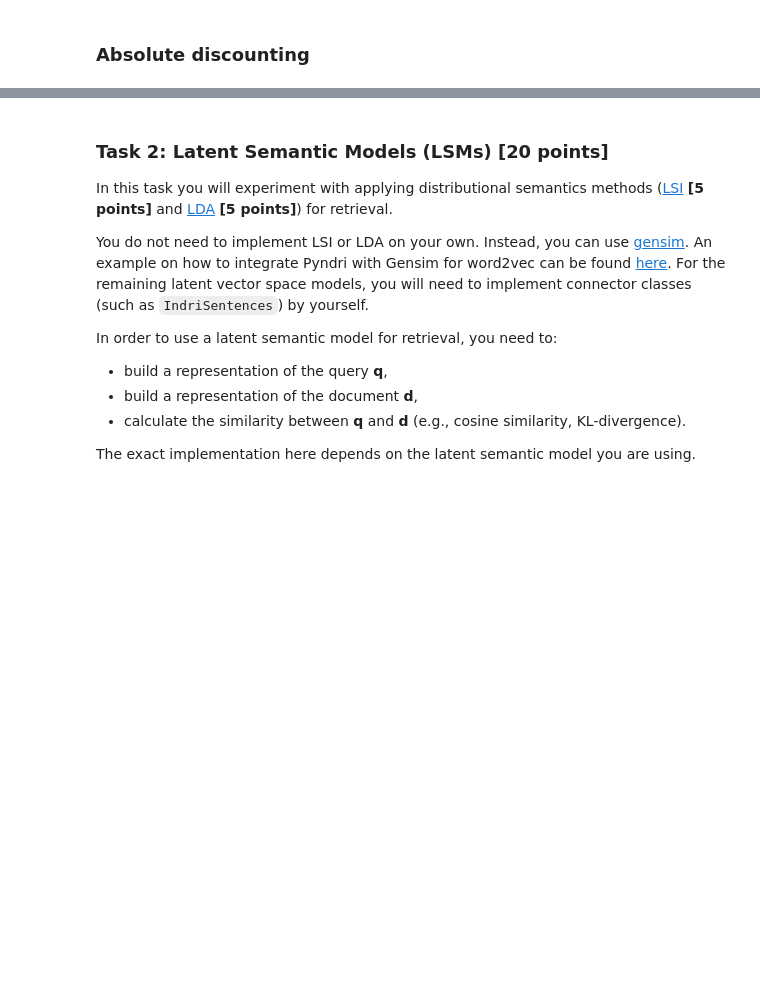
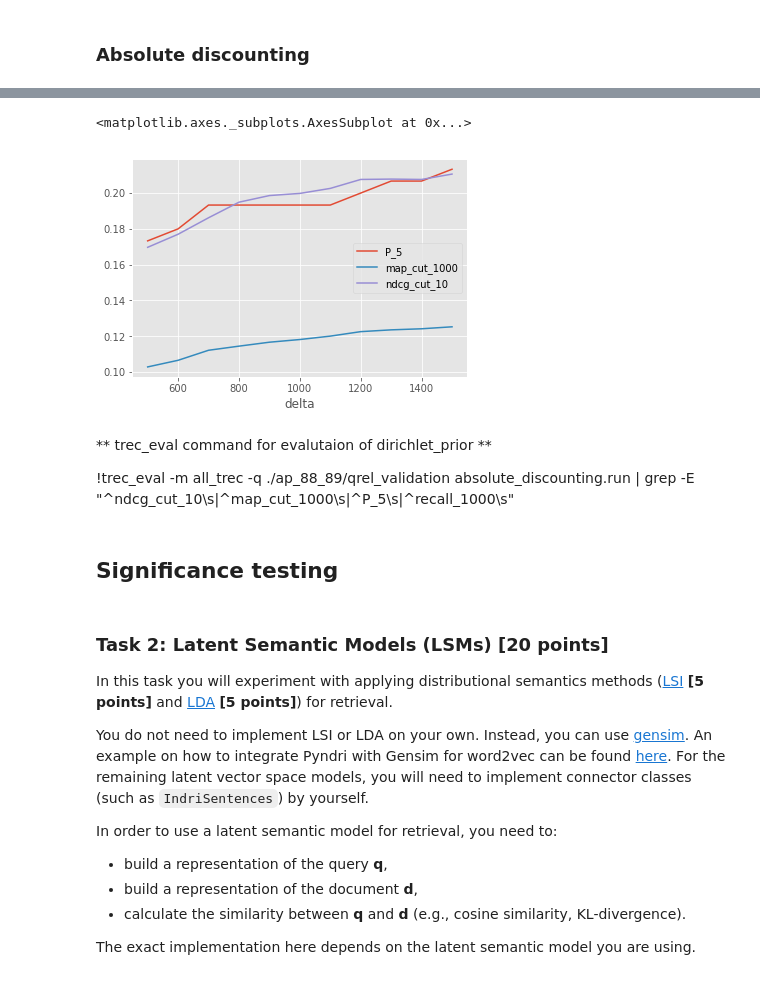
Before and after one commit to littlewine/search-struct-unstruct-data, a Jupyter notebook: assignment 1 clean.ipynb, the cells around one changed output, grey strips where cells are left out. Drawn from its saved outputs; the diff is of its cells as text; code cells hidden in the pictures; blank space fills up the shorter version.

```diff
--- a/assignment 1 clean.ipynb
+++ b/assignment 1 clean.ipynb
@@ -651,0 +716,6 @@ def plot_ndcg10_absolute_discounting(hyperparameters):
+# %%
+filenames = glob.glob('./dirichlet_prior_*')
+# %%
+scores = get_scores(filenames)
+scores = pd.DataFrame.from_dict(scores,dtype=float)
+scores.index.name = 'delta'
@@ -652,3 +738,14 @@ def plot_ndcg10_absolute_discounting(hyperparameters):
+# %%
+scores.drop('recall_1000',axis=1).plot()
+# %% [output]
+<matplotlib.axes._subplots.AxesSubplot at 0x...>
+[figure, added]
+# %% [markdown]
+** trec_eval command for evalutaion of dirichlet_prior **
+
+!trec_eval -m all_trec -q ./ap_88_89/qrel_validation absolute_discounting.run | grep -E "^ndcg_cut_10\s|^map_cut_1000\s|^P_5\s|^recall_1000\s"
+# %% [markdown]
+## Significance testing
 # %% [markdown]
 ### Task 2: Latent Semantic Models (LSMs) [20 points] ###
 
```
Also changed, not shown: parts of 36 cells of this notebook.
